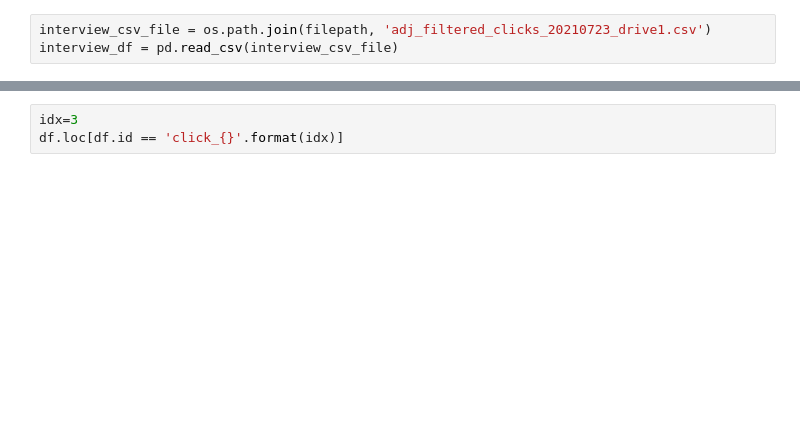
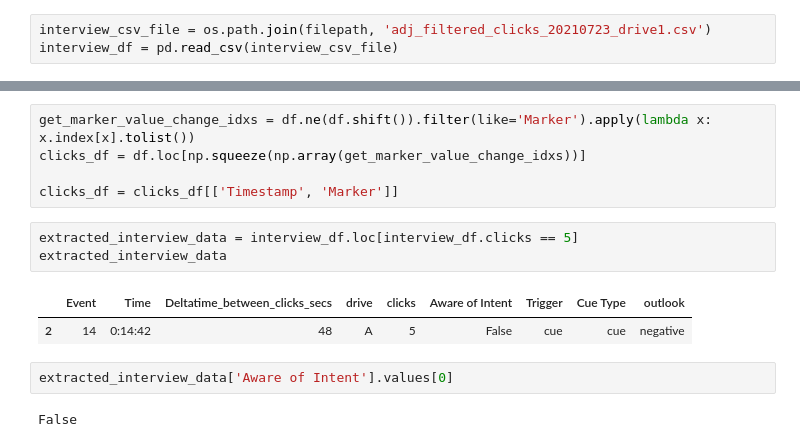
Before and after one commit to imandel/gallavant, a Jupyter notebook: Gallavant_qut.ipynb, the cells around one changed output, grey strips where cells are left out. Saved outputs shown, nothing was run; the diff lists cells and outputs as text; blank space fills up the shorter version.

```diff
--- a/Gallavant_qut.ipynb
+++ b/Gallavant_qut.ipynb
@@ -374,3 +488,15 @@ interview_df
-# %%
-idx=3
-df.loc[df.id == 'click_{}'.format(idx)]
+# %%
+get_marker_value_change_idxs = df.ne(df.shift()).filter(like='Marker').apply(lambda x: x.index[x].tolist())
+clicks_df = df.loc[np.squeeze(np.array(get_marker_value_change_idxs))]
+
+clicks_df = clicks_df[['Timestamp', 'Marker']]
+# %%
+extracted_interview_data = interview_df.loc[interview_df.clicks == 5]
+extracted_interview_data
+# %% [output]
+|  | Event | Time | Deltatime_between_clicks_secs | drive | clicks | Aware of Intent | Trigger | Cue Type | outlook |
+| 2 | 14 | 0:14:42 | 48 | A | 5 | False | cue | cue | negative |
+# %%
+extracted_interview_data['Aware of Intent'].values[0]
+# %% [output]
+False
```
Also changed, not shown: parts of 24 cells of this notebook.
